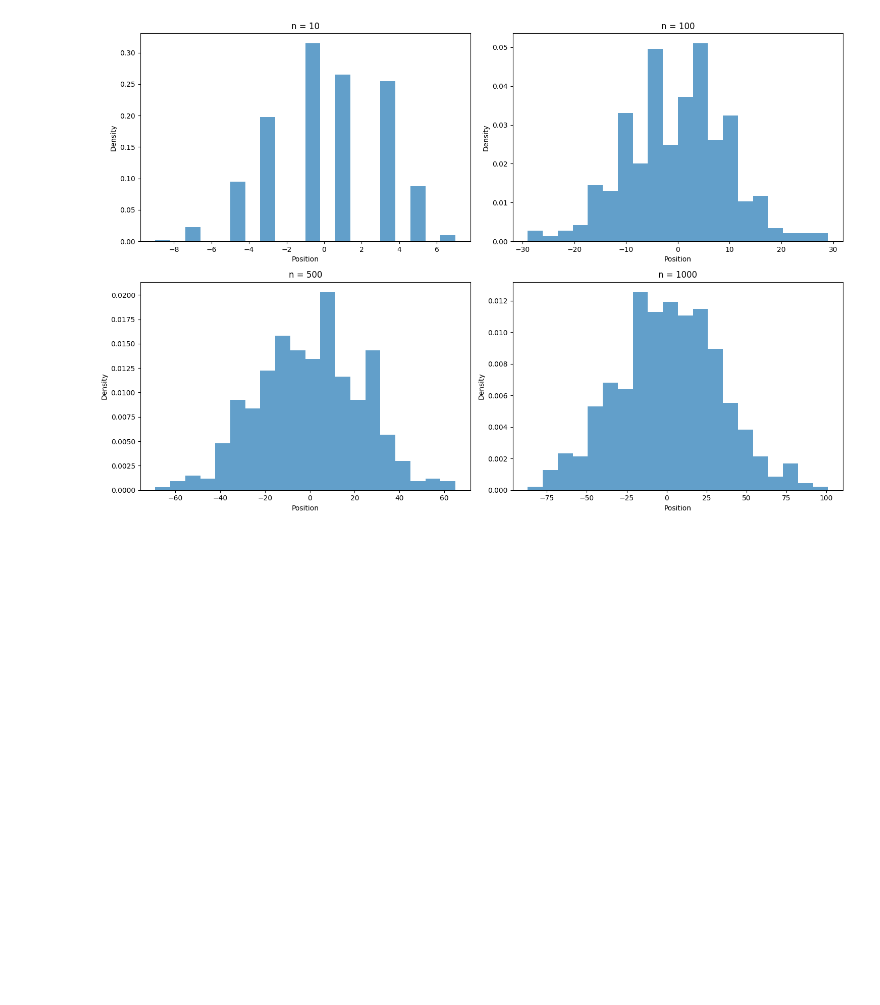
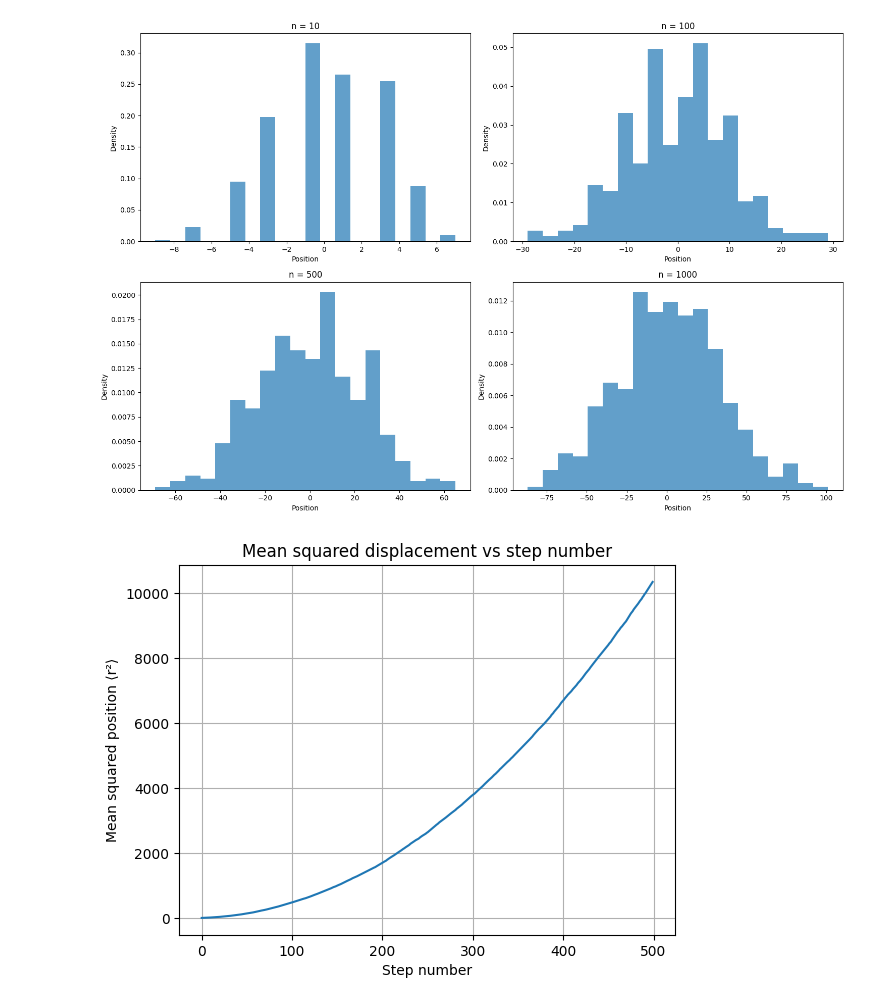
Before and after one commit to PX2145-2025/week-7-b-William-Ralph, a Jupyter notebook: Random_walk.ipynb, the cells around one changed output. Drawn from its saved outputs; the diff is of its cells as text; code cells hidden in the pictures; blank space fills up the shorter version.

```diff
--- a/Random_walk.ipynb
+++ b/Random_walk.ipynb
@@ -245,3 +245,56 @@ plt.tight_layout()
 plt.show()
 # %% [output]
 [figure]
+# %%
+import numpy as np
+def multiple_walks(steps, N):
+
+    particles = np.zeros((steps, N, 2), int) #making array of integers
+
+    for j in range(N):
+
+        current_x = 0
+        current_y = 0
+        particles[0, j] = [current_x, current_y]  #setting all positions to 0
+
+        for i in range(1, steps):
+            rnd = np.random.random()
+            if rnd < 0.3:
+                current_y += 1
+            elif rnd <0.6:
+                current_y -= 1
+            elif rnd <0.9:
+                current_x += 1
+            else:
+                current_x -=1
+            particles[i, j] = [current_x, current_y]
+
+    return particles
+#parameters:
+steps = 500
+N=500
+
+particles = multiple_walks(steps, N)
+
+# extract x and y positions
+x = particles[:, :, 0]
+y = particles[:, :, 1]
+
+# squared distance from origin for every step and every walk
+r2 = x**2 + y**2
+
+# mean over all walks (axis=1 corresponds to N)
+mean_r2 = np.mean(r2, axis=1)
+
+import matplotlib.pyplot as plt
+
+steps_array = np.arange(len(mean_r2))
+
+plt.plot(steps_array, mean_r2)
+plt.xlabel("Step number")
+plt.ylabel("Mean squared position ⟨r²⟩")
+plt.title("Mean squared displacement vs step number")
+plt.grid(True)
+plt.show()
+# %% [output]
+[figure, added]
```
